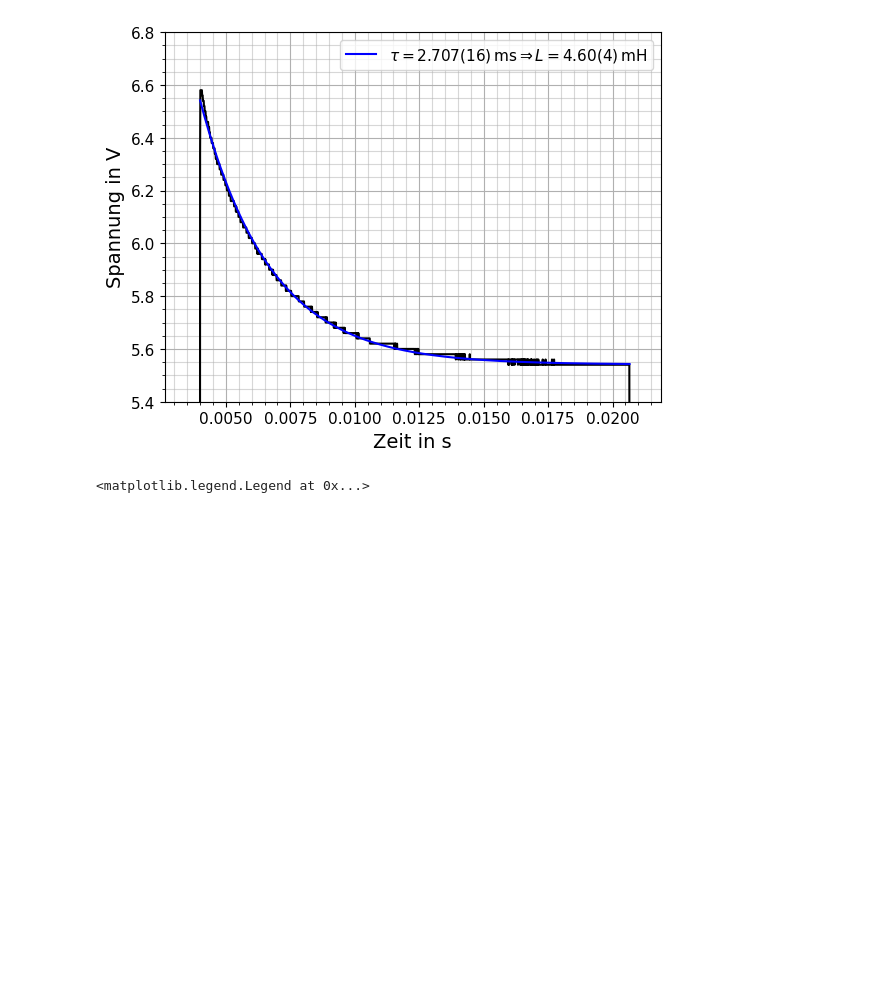
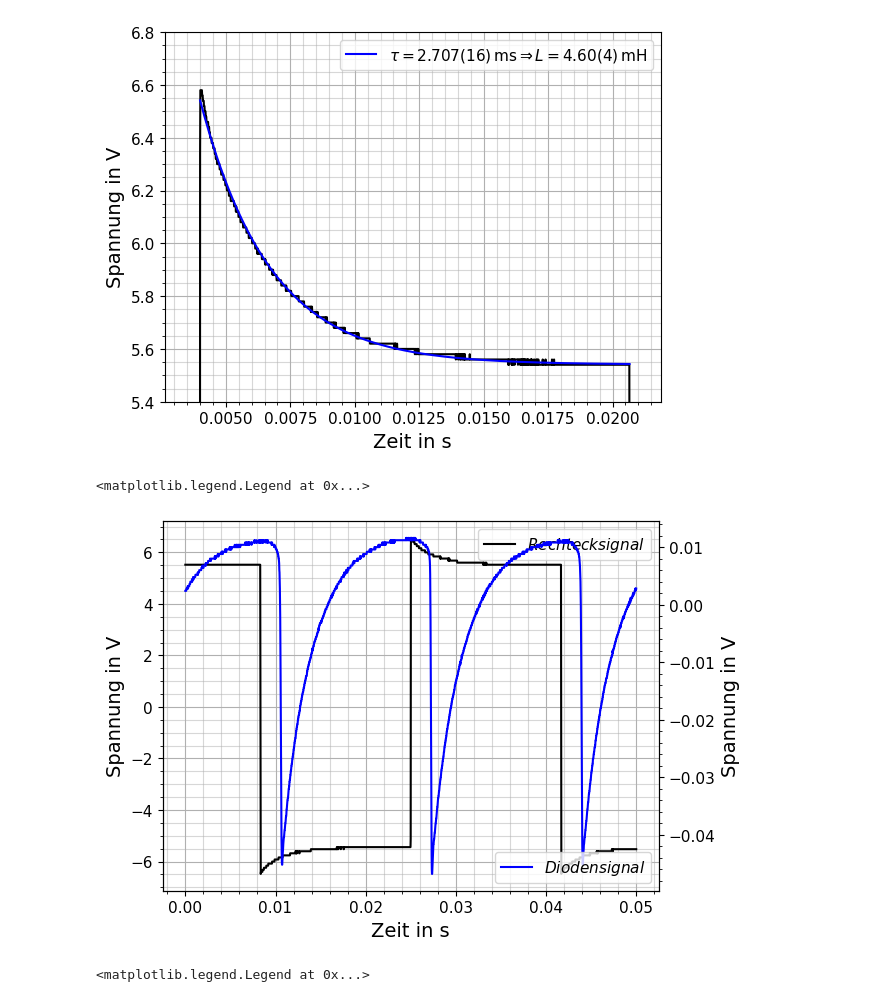
Before and after one commit to NicolasRohrbeck/fprak, a Jupyter notebook: scripts/optpumpen.ipynb, the cells around one changed output. Drawn from its saved outputs; the diff is of its cells as text; code cells hidden in the pictures; blank space fills up the shorter version.

Commit message:
Übersicht hinzugefügt

```diff
--- a/scripts/optpumpen.ipynb
+++ b/scripts/optpumpen.ipynb
@@ -73,6 +73,34 @@ tau = 2.7067984102889313 +/- 0.015985430913119828 ms
 Induktivität = 4.6005863141628005 +/- 0.030272797954473647 mH
 <matplotlib.legend.Legend at 0x...>
 [figure]
+# %%
+#Überblick
+
+zeit, rechteck, diode= np.loadtxt(r'../Messdaten/20260511_Optisches_Pumpen/3_Übersicht_Stromverst_Diode_30Hz_12Vpp.dat', skiprows=0, unpack=True, delimiter='\t')
+
+fig, ax1 = plt.subplots()
+ax2 = ax1.twinx()
+
+ax1.plot(zeit, rechteck, "-k", label=r"$Rechtecksignal$")
+ax2.plot(zeit, diode, "-b", label=r"$Diodensignal$")
+
+ax1.set_xlabel("Zeit in s", fontsize=14)
+ax1.set_ylabel("Spannung in V", fontsize=14)
+ax1.tick_params(labelsize=11)
+ax2.set_ylabel("Spannung in V", fontsize=14)
+ax2.tick_params(labelsize=11)
+
+ax1.minorticks_on()
+ax1.grid(which='major')
+ax1.grid(which='minor', alpha=0.5)
+ax1.legend(fontsize=11)
+ax2.minorticks_on()
+#ax2.grid(which='major')
+#ax2.grid(which='minor', alpha=0.5)
+ax2.legend(fontsize=11)
+# %% [output]
+<matplotlib.legend.Legend at 0x...>
+[figure, added]
 # %%
 #Test, ob die Induktivität der Spule für die Zeitverzögerung im Diodensignal verantwortlich ist
 
```
